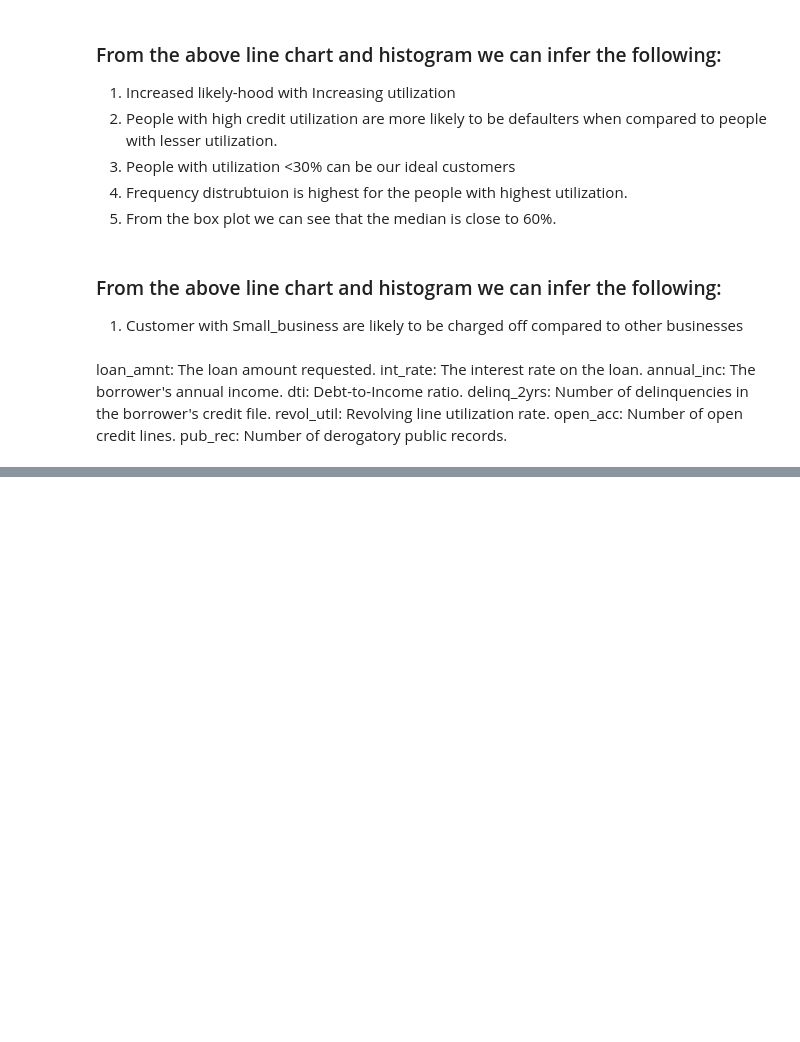
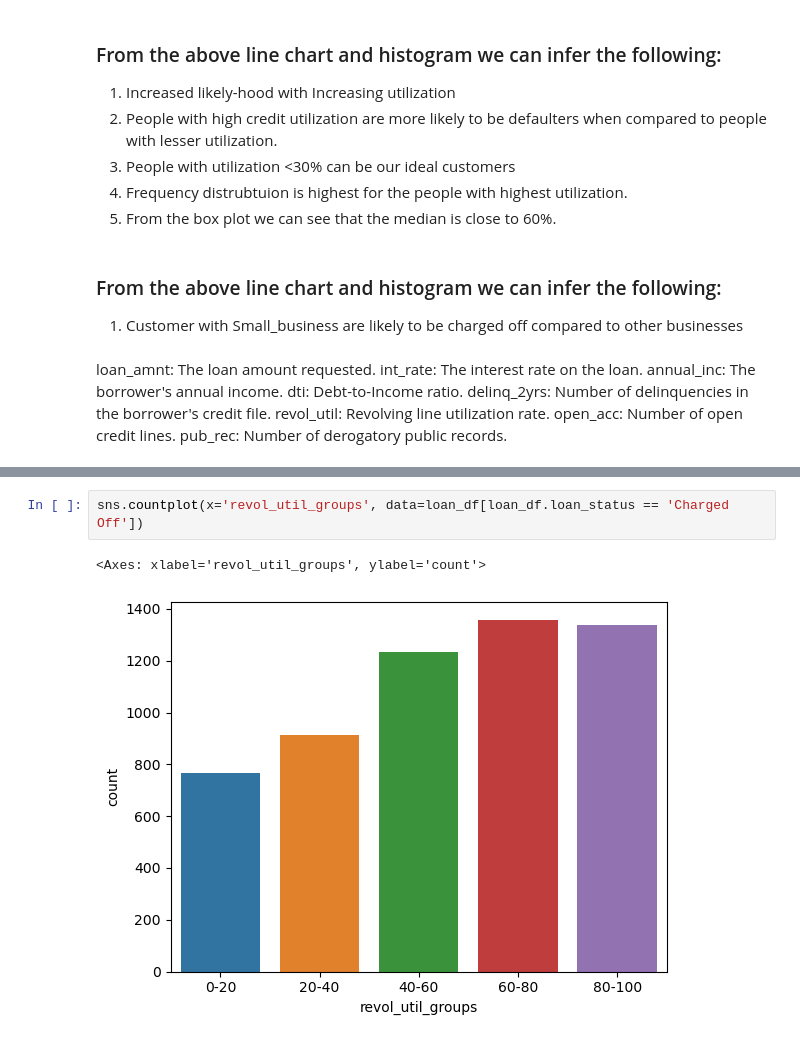
Before and after one commit to rupeshshuklavarroc/Lending_Case_Study_Rupesh_Harshali, a Jupyter notebook: Lending_Case_Study_Rupesh_Harshali_09_10_2023.ipynb, the cells around one changed output, grey strips where cells are left out. Drawn from its saved outputs; the diff is of its cells as text; blank space fills up the shorter version.

```diff
--- a/Lending_Case_Study_Rupesh_Harshali_09_10_2023.ipynb
+++ b/Lending_Case_Study_Rupesh_Harshali_09_10_2023.ipynb
@@ -369,0 +381,5 @@ pub_rec: Number of derogatory public records.
+# %%
+sns.countplot(x='revol_util_groups', data=loan_df[loan_df.loan_status == 'Charged Off'])
+# %% [output]
+<Axes: xlabel='revol_util_groups', ylabel='count'>
+[figure, added]
```
Also changed, not shown: parts of 16 cells of this notebook.
